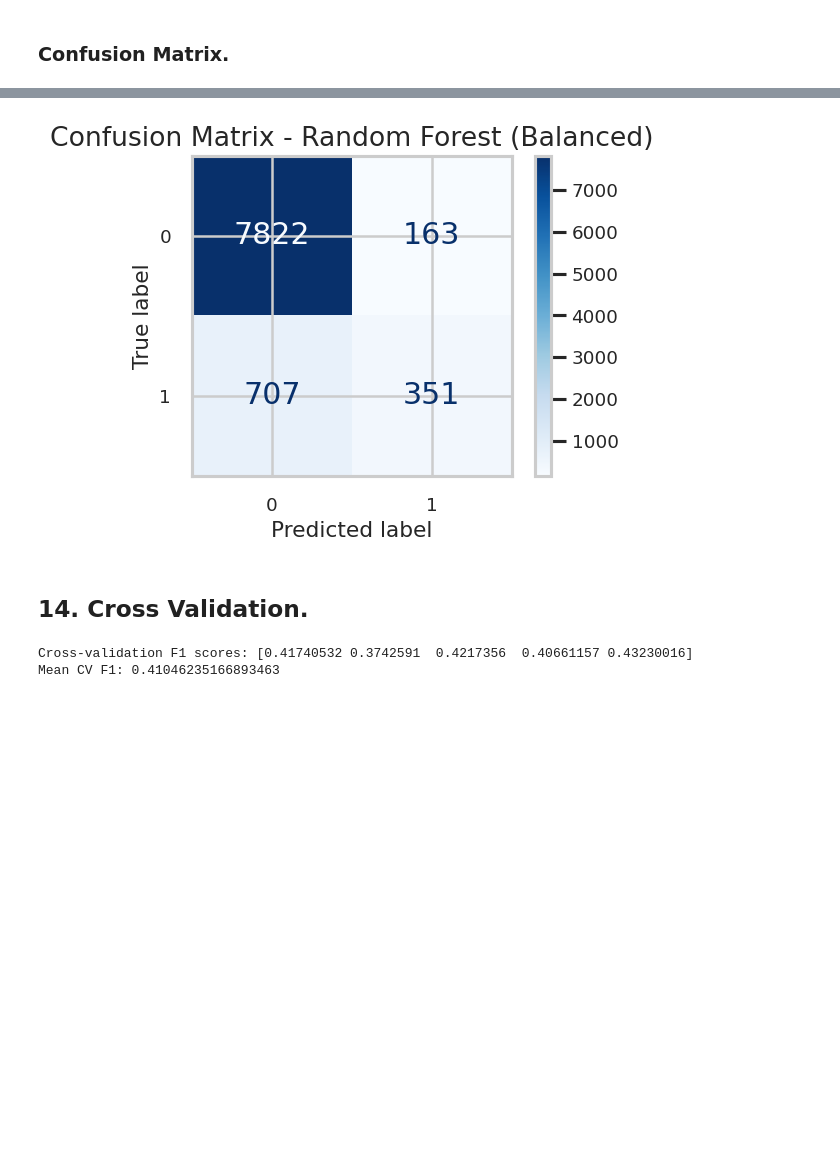
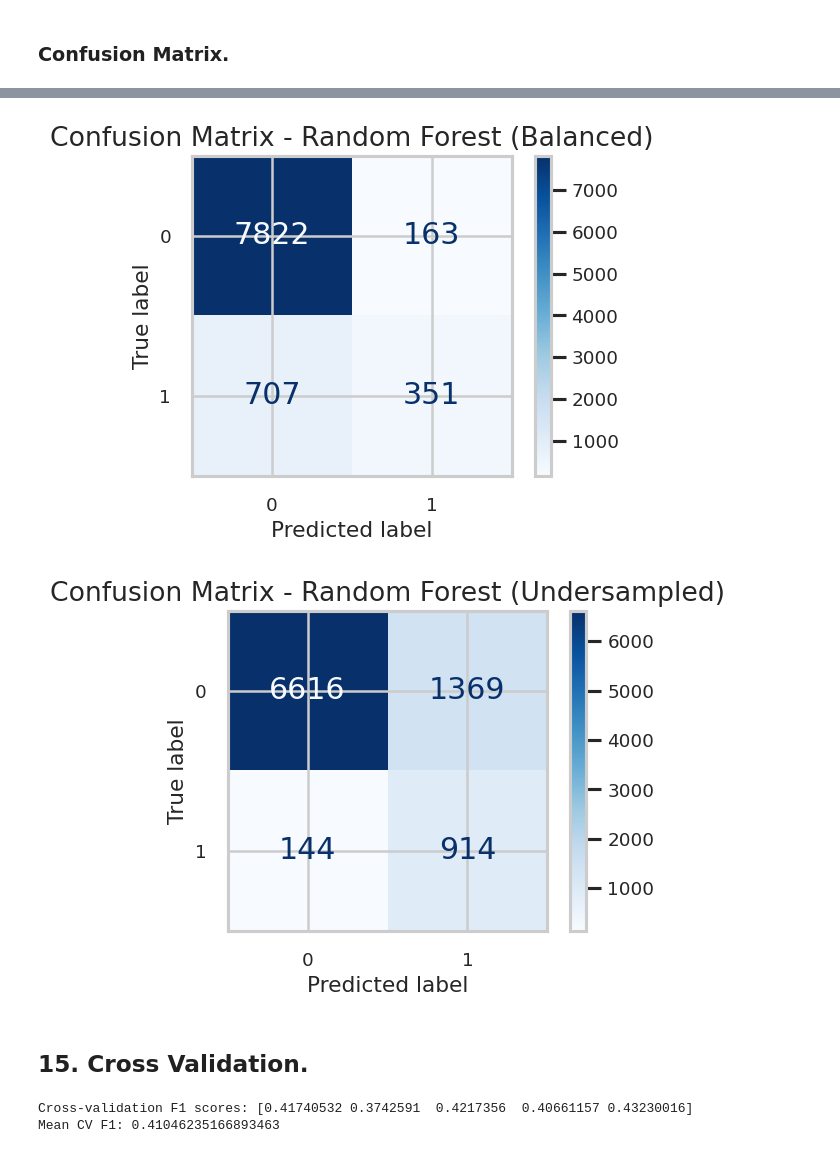
Before and after one commit to JISOOUNNIE1234/MSc_Data_Science_Project, a Jupyter notebook: DS_Project_Srujan.ipynb, the cells around one changed output, grey strips where cells are left out. Cells and saved outputs as stored; diff of their text form; code cells hidden in the pictures; blank space fills up the shorter version.

```diff
--- a/DS_Project_Srujan.ipynb
+++ b/DS_Project_Srujan.ipynb
@@ -672,26 +735,28 @@ results_df
 # %%
 from sklearn.metrics import ConfusionMatrixDisplay
 
 models = {
     "Logistic Regression": log_model,
     "Decision Tree": dt,
     "Random Forest": rf,
-    "Random Forest (Balanced)": rf_balanced
+    "Random Forest (Balanced)": rf_balanced,
+    "Random Forest (Undersampled)": rf_rus
 }
 
 for name, model in models.items():
     fig, ax = plt.subplots(figsize=(5,4))
     ConfusionMatrixDisplay.from_estimator(model, X_test, y_test, cmap="Blues", ax=ax)
     ax.set_title(f"Confusion Matrix - {name}")
     plt.tight_layout()
     plt.show()
 # %% [output]
 [figure]
 [figure]
 [figure]
 [figure]
+[figure, added]
 # %% [markdown]
-## 14. Cross Validation.
+## 15. Cross Validation.
 # %%
 from sklearn.model_selection import cross_val_score
 
```
Also changed, not shown: parts of 13 cells of this notebook.
